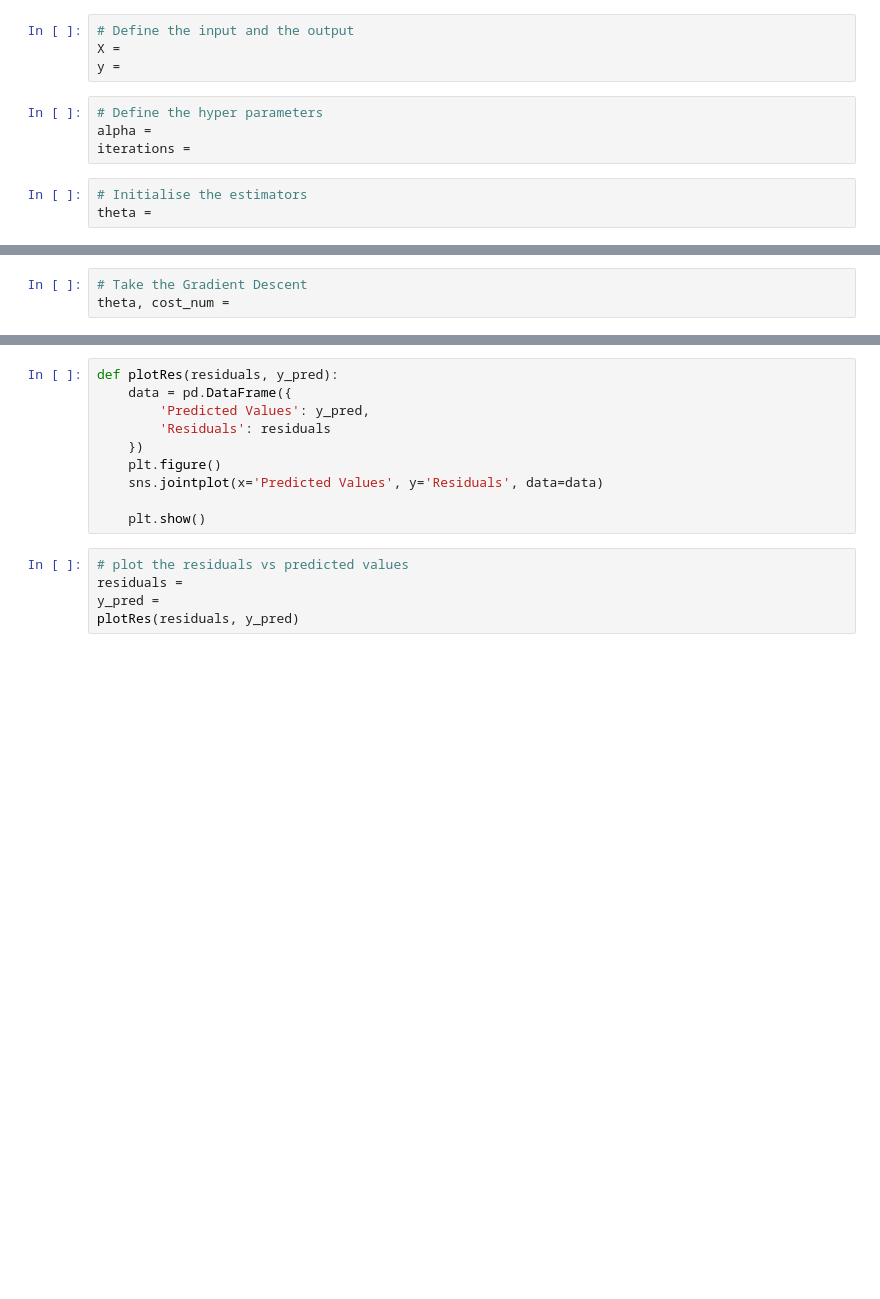
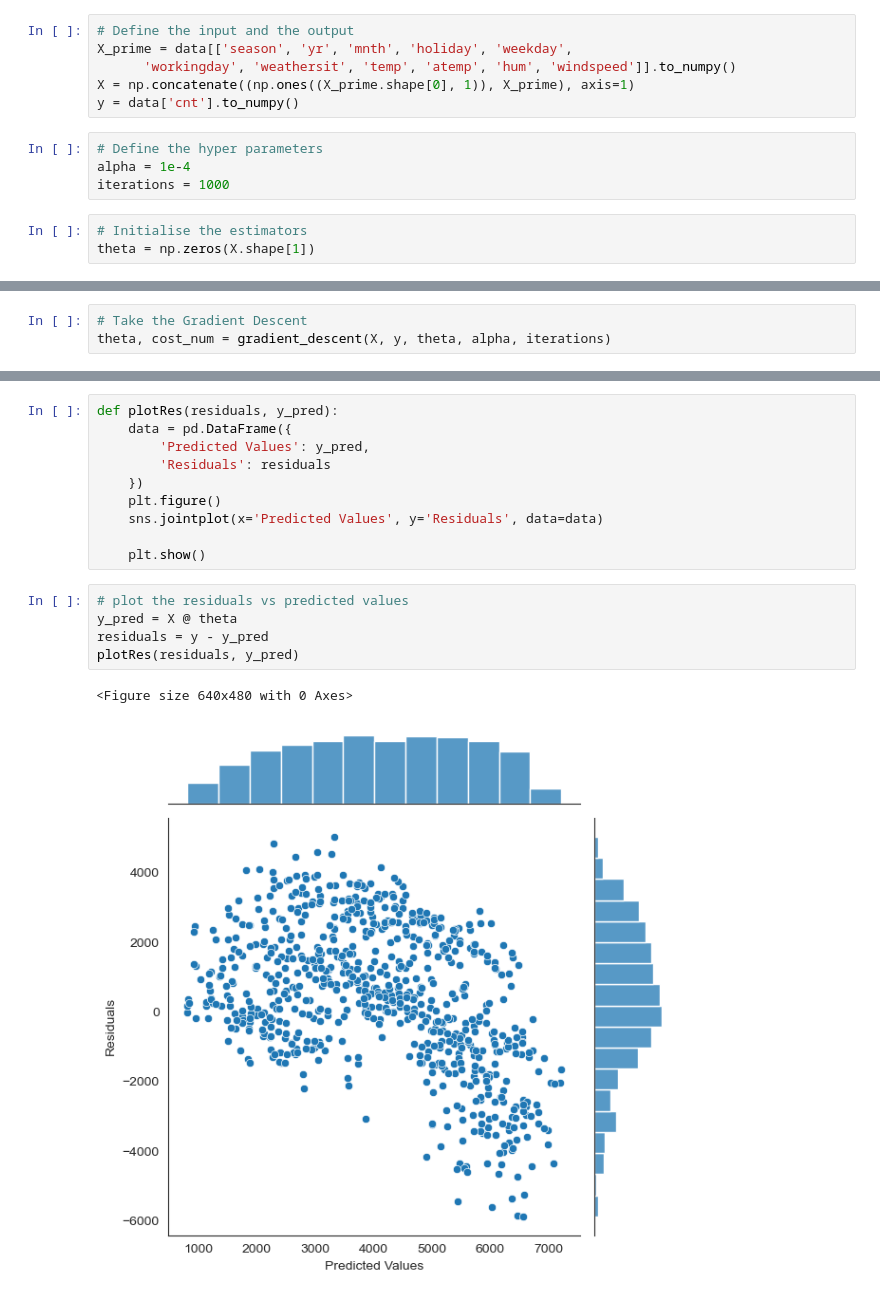
Before and after one commit to HongliangLiPSU/IE582-Fall2022, a Jupyter notebook: HW1/IE582HW1.ipynb, the cells around one changed output, grey strips where cells are left out. Saved outputs shown, nothing was run; the diff lists cells and outputs as text; blank space fills up the shorter version.

```diff
--- a/HW1/IE582HW1.ipynb
+++ b/HW1/IE582HW1.ipynb
@@ -82,14 +93,16 @@ def gradient_descent(X, y, theta, alpha, iters):
     return new_theta, new_loss
 # %%
 # Define the input and the output
-X =
-y =
+X_prime = data[['season', 'yr', 'mnth', 'holiday', 'weekday',
+      'workingday', 'weathersit', 'temp', 'atemp', 'hum', 'windspeed']].to_numpy()
+X = np.concatenate((np.ones((X_prime.shape[0], 1)), X_prime), axis=1)
+y = data['cnt'].to_numpy()
 # %%
 # Define the hyper parameters
-alpha =
-iterations =
+alpha = 1e-4
+iterations = 1000
 # %%
 # Initialise the estimators
-theta =
+theta = np.zeros(X.shape[1])
 # %%
 # Calculate the initial loss
@@ -99,4 +114,4 @@ print('With initial theta values of {0}, loss is {1}'.format(theta, initial_loss
 # %%
 # Take the Gradient Descent
-theta, cost_num =
+theta, cost_num = gradient_descent(X, y, theta, alpha, iterations)
 # %%
@@ -126,6 +147,9 @@ def plotRes(residuals, y_pred):
     plt.show()
 # %%
 # plot the residuals vs predicted values
-residuals =
-y_pred =
+y_pred = X @ theta
+residuals = y - y_pred
 plotRes(residuals, y_pred)
+# %% [output]
+<Figure size 640x480 with 0 Axes>
+[figure, added]
```
Also changed, not shown: parts of 10 cells of this notebook.
